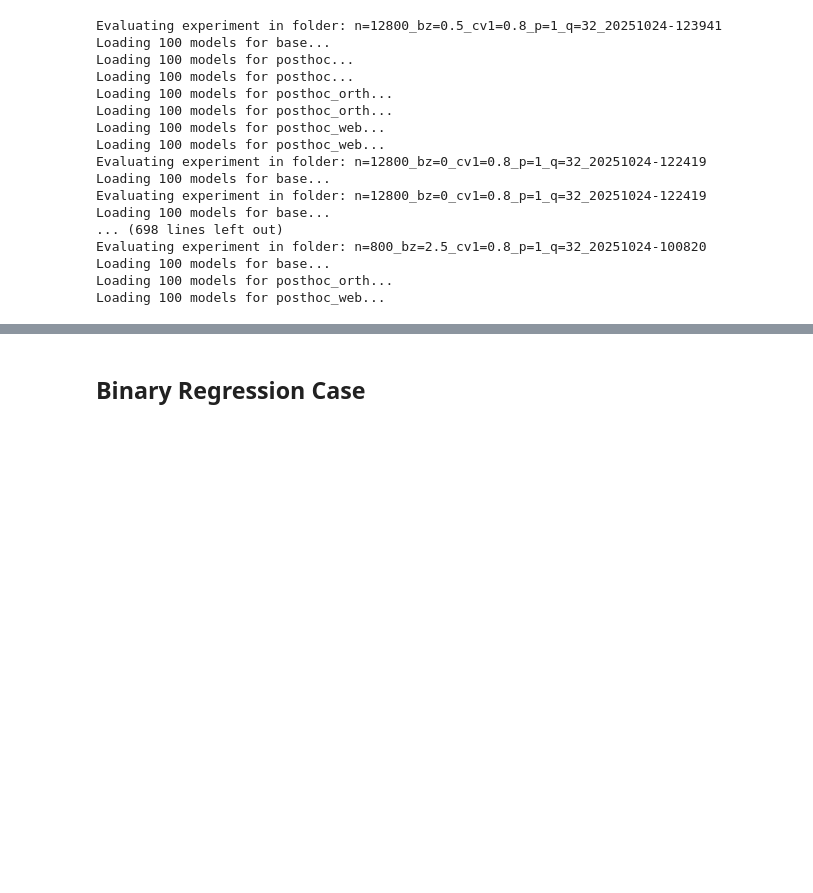
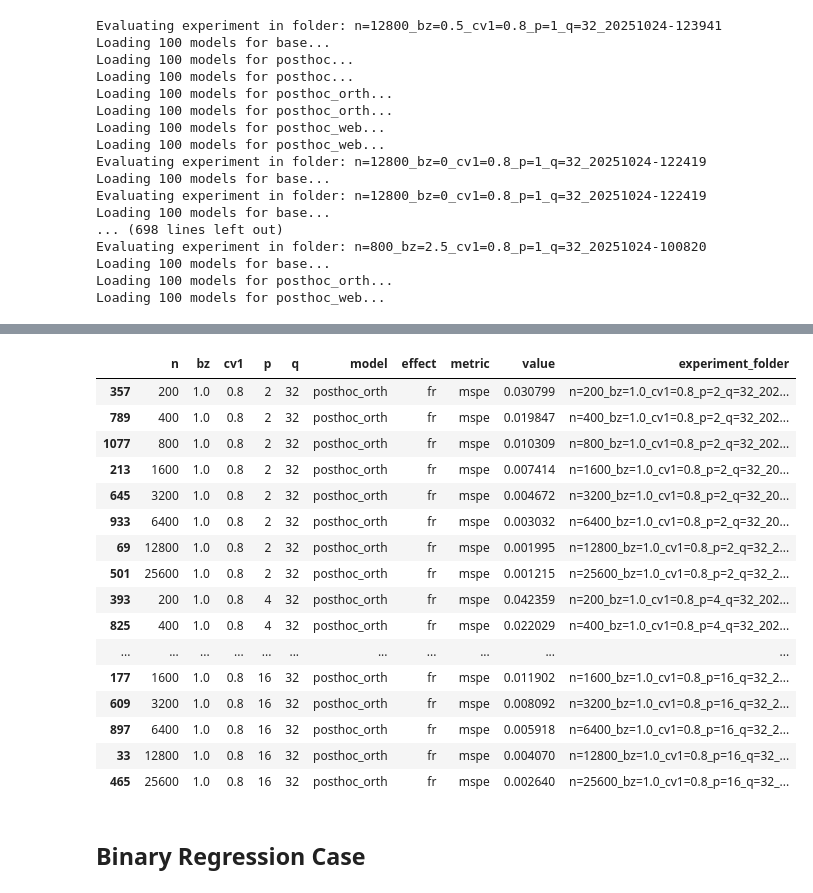
Before and after one commit to mpff/cocodeel, a Jupyter notebook: experiments/simulation_images/2-evaluation.ipynb, the cells around one changed output, grey strips where cells are left out. Saved outputs shown, nothing was run; the diff lists cells and outputs as text; code cells hidden in the pictures; blank space fills up the shorter version.

```diff
--- a/experiments/simulation_images/2-evaluation.ipynb
+++ b/experiments/simulation_images/2-evaluation.ipynb
@@ -345,9 +380,27 @@ Loading 100 models for posthoc_web...
 # %%
 df_all[
-    (df_all['model'] == 'posthoc') &
-    (df_all['effect'] == 'fx') &
+    (df_all['model'] == 'posthoc_orth') &
+    (df_all['effect'] == 'fr') &
     (df_all['metric'] == 'mspe')
-].sort_values(by=['model','bz','n'])
+].sort_values(by=['model','p','n'])
+# %% [output]
+|  | n | bz | cv1 | p | q | model | effect | metric | value | experiment_folder |
+| 357 | 200 | 1.0 | 0.8 | 2 | 32 | posthoc_orth | fr | mspe | 0.030799 | n=200_bz=1.0_cv1=0.8_p=2_q=32_202... |
+| 789 | 400 | 1.0 | 0.8 | 2 | 32 | posthoc_orth | fr | mspe | 0.019847 | n=400_bz=1.0_cv1=0.8_p=2_q=32_202... |
+| 1077 | 800 | 1.0 | 0.8 | 2 | 32 | posthoc_orth | fr | mspe | 0.010309 | n=800_bz=1.0_cv1=0.8_p=2_q=32_202... |
+| 213 | 1600 | 1.0 | 0.8 | 2 | 32 | posthoc_orth | fr | mspe | 0.007414 | n=1600_bz=1.0_cv1=0.8_p=2_q=32_20... |
+| 645 | 3200 | 1.0 | 0.8 | 2 | 32 | posthoc_orth | fr | mspe | 0.004672 | n=3200_bz=1.0_cv1=0.8_p=2_q=32_20... |
+| 933 | 6400 | 1.0 | 0.8 | 2 | 32 | posthoc_orth | fr | mspe | 0.003032 | n=6400_bz=1.0_cv1=0.8_p=2_q=32_20... |
+| 69 | 12800 | 1.0 | 0.8 | 2 | 32 | posthoc_orth | fr | mspe | 0.001995 | n=12800_bz=1.0_cv1=0.8_p=2_q=32_2... |
+| 501 | 25600 | 1.0 | 0.8 | 2 | 32 | posthoc_orth | fr | mspe | 0.001215 | n=25600_bz=1.0_cv1=0.8_p=2_q=32_2... |
+| 393 | 200 | 1.0 | 0.8 | 4 | 32 | posthoc_orth | fr | mspe | 0.042359 | n=200_bz=1.0_cv1=0.8_p=4_q=32_202... |
+| 825 | 400 | 1.0 | 0.8 | 4 | 32 | posthoc_orth | fr | mspe | 0.022029 | n=400_bz=1.0_cv1=0.8_p=4_q=32_202... |
+| ... | ... | ... | ... | ... | ... | ... | ... | ... | ... | ... |
+| 177 | 1600 | 1.0 | 0.8 | 16 | 32 | posthoc_orth | fr | mspe | 0.011902 | n=1600_bz=1.0_cv1=0.8_p=16_q=32_2... |
+| 609 | 3200 | 1.0 | 0.8 | 16 | 32 | posthoc_orth | fr | mspe | 0.008092 | n=3200_bz=1.0_cv1=0.8_p=16_q=32_2... |
+| 897 | 6400 | 1.0 | 0.8 | 16 | 32 | posthoc_orth | fr | mspe | 0.005918 | n=6400_bz=1.0_cv1=0.8_p=16_q=32_2... |
+| 33 | 12800 | 1.0 | 0.8 | 16 | 32 | posthoc_orth | fr | mspe | 0.004070 | n=12800_bz=1.0_cv1=0.8_p=16_q=32_... |
+| 465 | 25600 | 1.0 | 0.8 | 16 | 32 | posthoc_orth | fr | mspe | 0.002640 | n=25600_bz=1.0_cv1=0.8_p=16_q=32_... |
 # %% [markdown]
 ## Binary Regression Case
 # %% [markdown]
```
Also changed, not shown: parts of 3 cells of this notebook, 1 other file.
